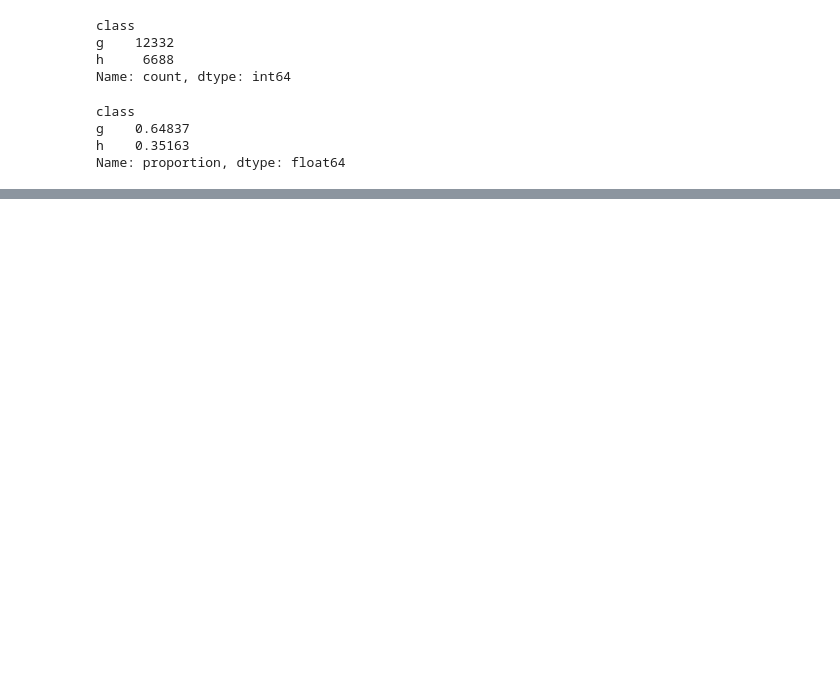
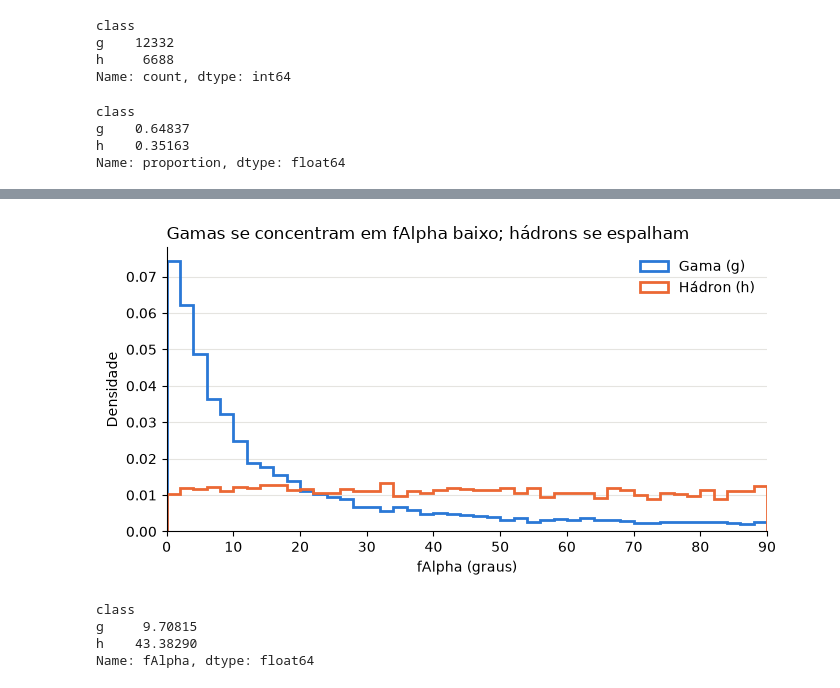
Before and after one commit to matteus-dev1/10-Bases-publicas-de-dados-de-fisica, a Jupyter notebook: explorar_magic.ipynb, the cells around one changed output, grey strips where cells are left out. Saved outputs shown, nothing was run; the diff lists cells and outputs as text; code cells hidden in the pictures; blank space fills up the shorter version.

```diff
--- a/explorar_magic.ipynb
+++ b/explorar_magic.ipynb
@@ -95,0 +142,30 @@ Name: proportion, dtype: float64
+# %%
+# Gráfico 2: distribuição de fAlpha por classe
+# fAlpha é o ângulo entre o eixo maior da elipse e a direção da fonte.
+# Chuveiros de raios gama apontam para a fonte, então devem ter fAlpha perto de 0.
+fig, ax = plt.subplots(figsize=(7, 3.8))
+for classe in ["g", "h"]:
+    valores = df.loc[df["class"] == classe, "fAlpha"]
+    ax.hist(valores, bins=45, range=(0, 90), density=True, histtype="step",
+            linewidth=2, color=CORES[classe], label=NOMES[classe])
+
+ax.set_xlabel("fAlpha (graus)")
+ax.set_ylabel("Densidade")
+ax.set_xlim(0, 90)
+ax.set_title("Gamas se concentram em fAlpha baixo; hádrons se espalham", loc="left")
+ax.legend(frameon=False)
+ax.grid(axis="y", color="#e5e4e0", linewidth=0.8)
+ax.set_axisbelow(True)
+ax.spines[["top", "right"]].set_visible(False)
+plt.tight_layout()
+plt.show()
+# %% [output]
+[figure, added]
+# %%
+# Confere a diferença em números: mediana de fAlpha por classe
+df.groupby("class")["fAlpha"].median()
+# %% [output]
+class
+g     9.70815
+h    43.38290
+Name: fAlpha, dtype: float64
```
Also changed, not shown: parts of 6 cells of this notebook, 2 other files.
